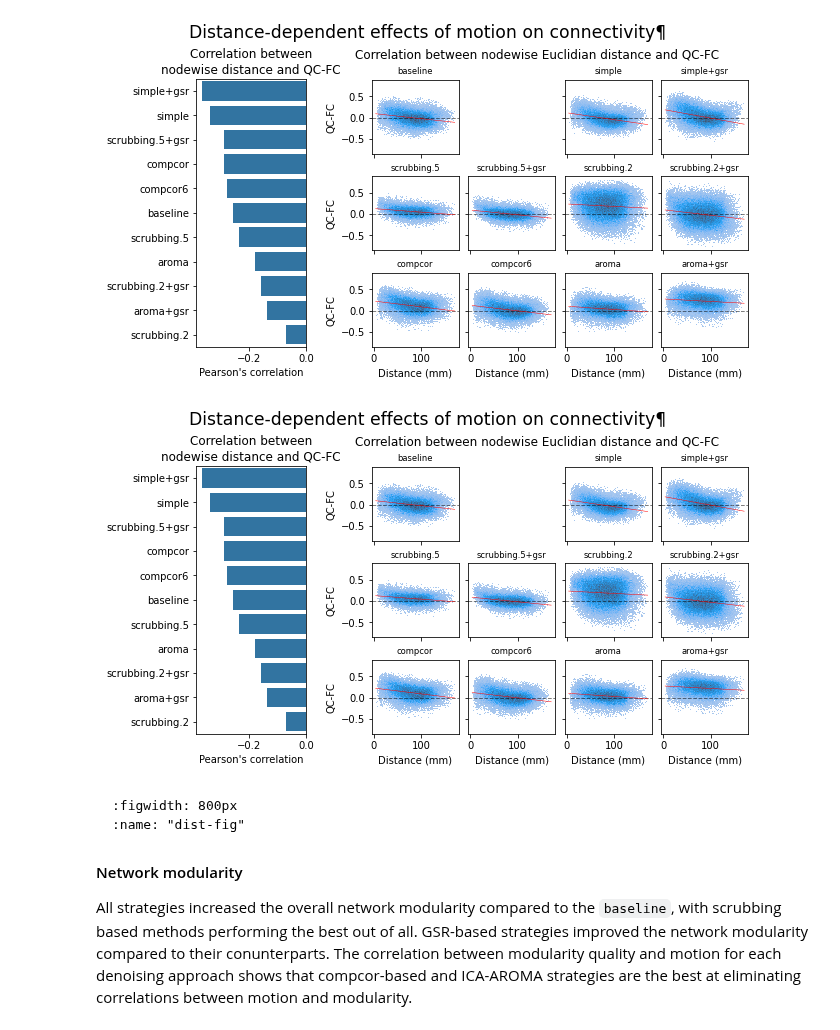
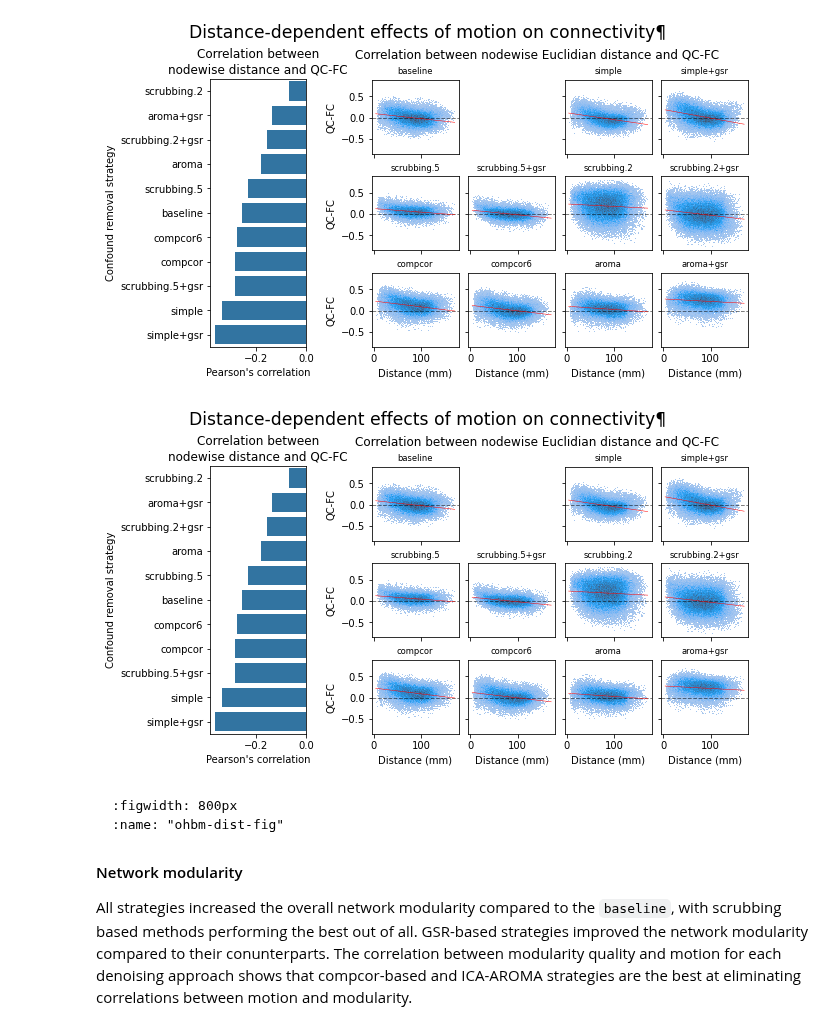
Before and after one commit to SIMEXP/fmriprep-denoise-benchmark, a Jupyter notebook: _sources/ohbm2022abstract.ipynb, the cells around one changed output. Saved outputs shown, nothing was run; the diff lists cells and outputs as text; code cells hidden in the pictures.

````diff
--- a/_sources/ohbm2022abstract.ipynb
+++ b/_sources/ohbm2022abstract.ipynb
@@ -149,52 +90,16 @@ glue("qcfc-fig", fig, display=False)
 #### Distance-dependent effects of motion on connectivity
 
 Consistent with the literature, `aroma` reduces the distance dependency of motion on connectivity.
-# %%
-fig = plt.figure(constrained_layout=True, figsize=(9, 5))
-subfigs = fig.subfigures(1, 2, width_ratios=[1, 2])
-fig.suptitle('Residual effect of motion on connectomes after de-noising', fontsize='x-large')
-
-ax = subfigs[0].subplots(1, 1, sharex=True, sharey=True)
-
-sns.barplot(data=qcfc_dist['data'], orient='h',
-            ci=None, order=qcfc_dist['order'],
-            color=bar_color, ax=ax)
-ax.set_title(qcfc_dist['title'])
-ax.set(xlabel=qcfc_dist['label'])
-if nn == 0:
-    ax.set(ylabel="Confound removal strategy")
-
-axs = subfigs[1].subplots(3, 4, sharex=True, sharey=True)
-for i, row_axes in enumerate(axs):
-    for j, ax in enumerate(row_axes):
-        if cur_strategy := grid_location.get((i, j), False):
-            mask = corr_distance_long["Strategy"] == cur_strategy
-            g = sns.histplot(data=corr_distance_long.loc[mask, :],
-                                x='distance', y='qcfc',
-                                ax=ax)
-            ax.set_title(cur_strategy, fontsize='small')
-            g.axhline(0, linewidth=1, linestyle='--', alpha=0.5, color='k')
-            sns.regplot(data=corr_distance_long.loc[mask, :],
-                        x='distance', y='qcfc',
-                        ci=None,
-                        scatter=False,
-                        line_kws={'color': 'r', 'linewidth': 0.5},
-                        ax=ax)
-            xlabel = "Distance (mm)" if i == 2 else None
-            ylabel = "QC-FC" if j == 0 else None
-            g.set(xlabel=xlabel, ylabel=ylabel)
-        else:
-            subfigs[1].delaxes(axs[i, j])
-subfigs[1].suptitle('Correlation between nodewise Euclidian distance and QC-FC')
-fig.suptitle('Distance-dependent effects of motion on connectivity¶', fontsize='xx-large')
-glue("dist-fig", fig, display=False)
-# %% [output]
-[figure, removed]
-[figure, removed]
+# %%
+fig = figures.plot_distance_dependence(dataset, atlas_name, dimension)
+glue("ohbm-dist-fig", fig, display=False)
+# %% [output]
+[figure, added]
+[figure, added]
 # %% [markdown]
-```{glue:figure} dist-fig
+```{glue:figure} ohbm-dist-fig
 :figwidth: 800px
-:name: "dist-fig"
+:name: "ohbm-dist-fig"
 ```
 
 #### Network modularity
````
Also changed, not shown: parts of 8 cells of this notebook, 32 other files.
